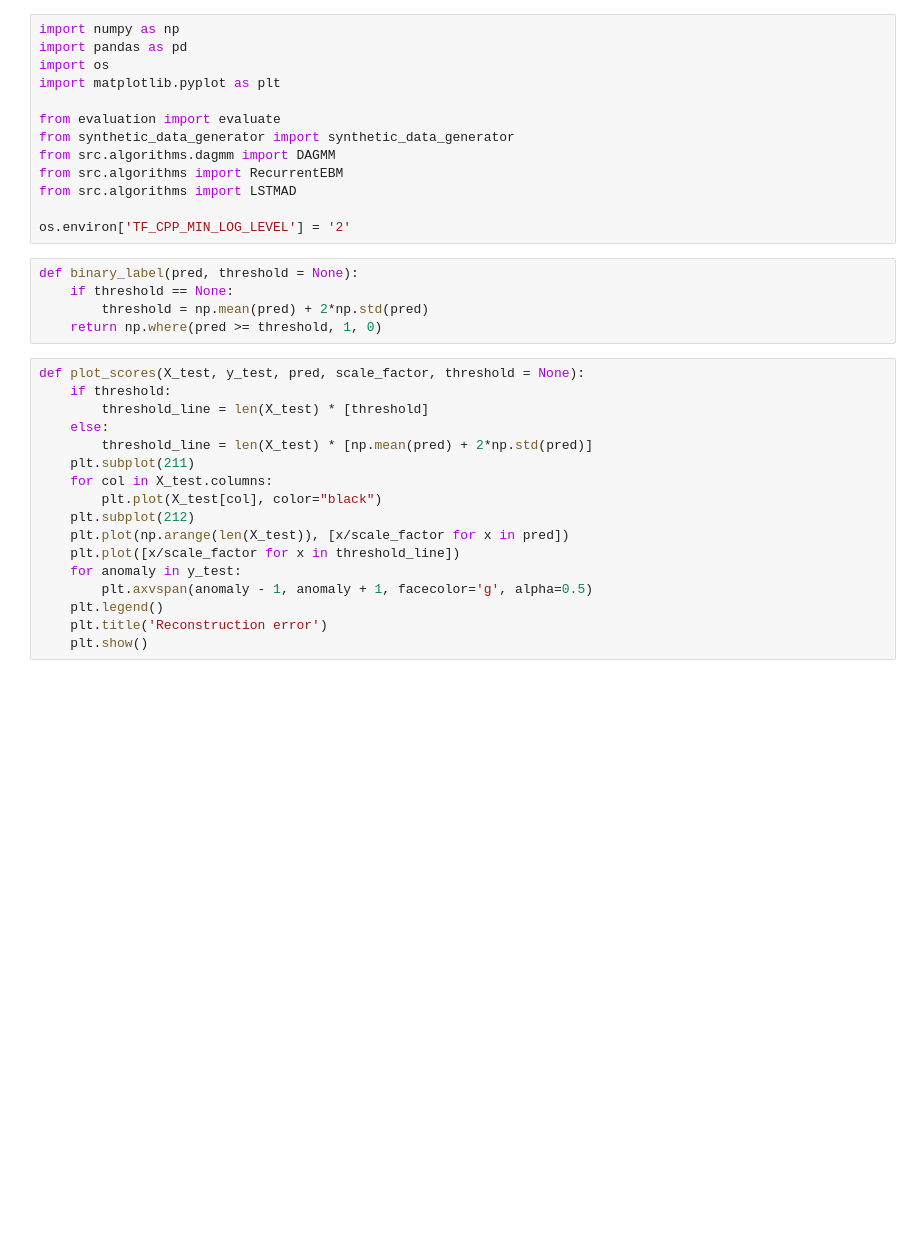
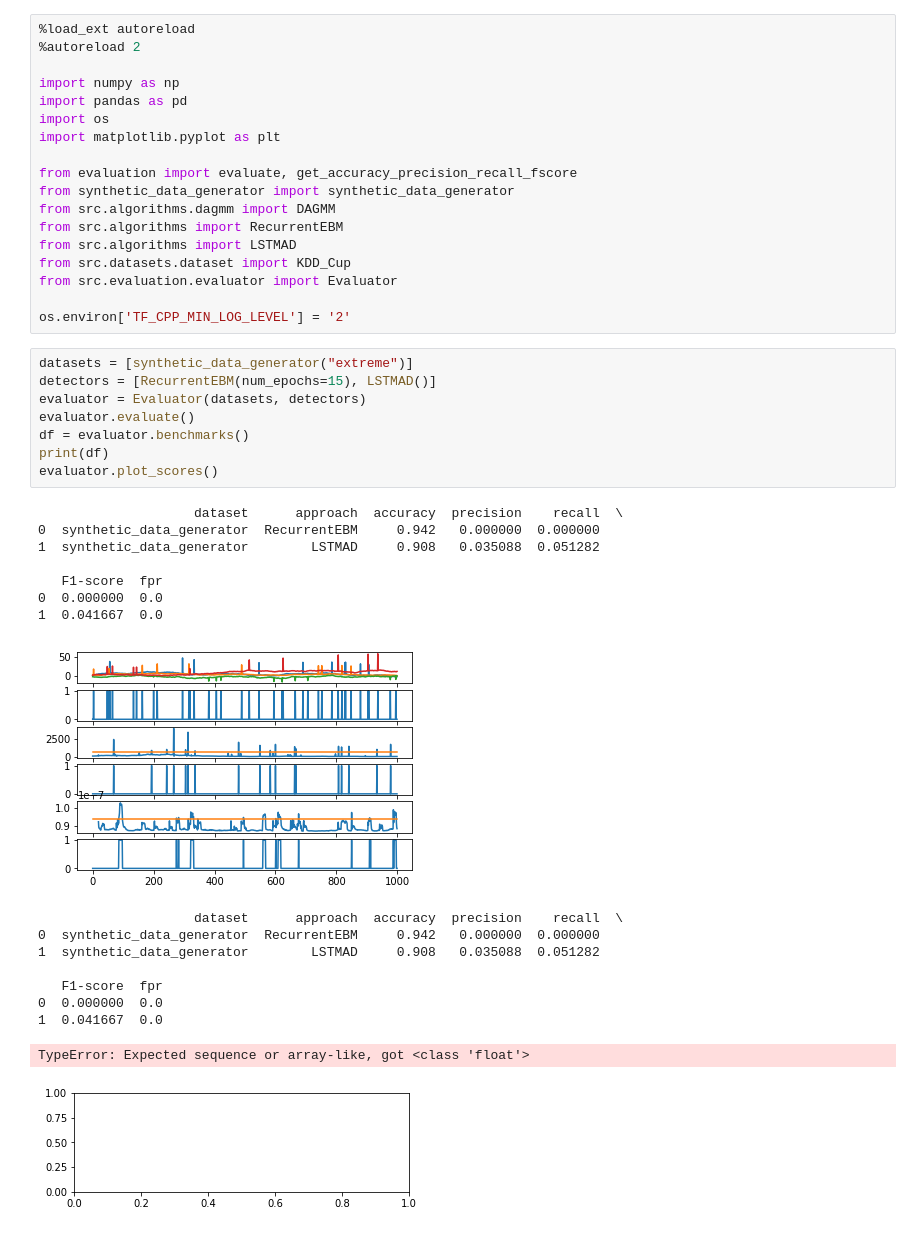
Before and after one commit to KDD-OpenSource/DeepADoTS, a Jupyter notebook: main_playground.ipynb, the cells around one changed output. Cells and saved outputs as stored; diff of their text form; blank space fills up the shorter version.

Commit message:
restructure the evaluator for binary labels, move evaluator component out of main_playground

```diff
--- a/main_playground.ipynb
+++ b/main_playground.ipynb
@@ -1,38 +1,47 @@
 # %%
+%load_ext autoreload
+%autoreload 2
+
 import numpy as np
 import pandas as pd
 import os
 import matplotlib.pyplot as plt
 
-from evaluation import evaluate
+from evaluation import evaluate, get_accuracy_precision_recall_fscore
 from synthetic_data_generator import synthetic_data_generator
 from src.algorithms.dagmm import DAGMM
 from src.algorithms import RecurrentEBM
 from src.algorithms import LSTMAD
+from src.datasets.dataset import KDD_Cup
+from src.evaluation.evaluator import Evaluator
 
 os.environ['TF_CPP_MIN_LOG_LEVEL'] = '2'
-# %%
-def binary_label(pred, threshold = None):
-    if threshold == None:
-        threshold = np.mean(pred) + 2*np.std(pred)
-    return np.where(pred >= threshold, 1, 0)
-# %%
-def plot_scores(X_test, y_test, pred, scale_factor, threshold = None):
-    if threshold:
-        threshold_line = len(X_test) * [threshold]
-    else:
-        threshold_line = len(X_test) * [np.mean(pred) + 2*np.std(pred)]
-    plt.subplot(211)
-    for col in X_test.columns:
-        plt.plot(X_test[col], color="black")
-    plt.subplot(212)
-    plt.plot(np.arange(len(X_test)), [x/scale_factor for x in pred])
-    plt.plot([x/scale_factor for x in threshold_line])
-    for anomaly in y_test:
-        plt.axvspan(anomaly - 1, anomaly + 1, facecolor='g', alpha=0.5)
-    plt.legend()
-    plt.title('Reconstruction error')
-    plt.show()
+# %%
+datasets = [synthetic_data_generator("extreme")]
+detectors = [RecurrentEBM(num_epochs=15), LSTMAD()]
+evaluator = Evaluator(datasets, detectors)
+evaluator.evaluate()
+df = evaluator.benchmarks()
+print(df)
+evaluator.plot_scores()
+# %% [output]
+                    dataset      approach  accuracy  precision    recall  \
+0  synthetic_data_generator  RecurrentEBM     0.942   0.000000  0.000000
+1  synthetic_data_generator        LSTMAD     0.908   0.035088  0.051282
+
+   F1-score  fpr
+0  0.000000  0.0
+1  0.041667  0.0
+[figure, added]
+                    dataset      approach  accuracy  precision    recall  \
+0  synthetic_data_generator  RecurrentEBM     0.942   0.000000  0.000000
+1  synthetic_data_generator        LSTMAD     0.908   0.035088  0.051282
+
+   F1-score  fpr
+0  0.000000  0.0
+1  0.041667  0.0
+TypeError: Expected sequence or array-like, got <class 'float'>
+[figure, added]
 # %%
 def main():
     data_generator = synthetic_data_generator()
```
Also changed, not shown: parts of 4 cells of this notebook, 6 other files.
